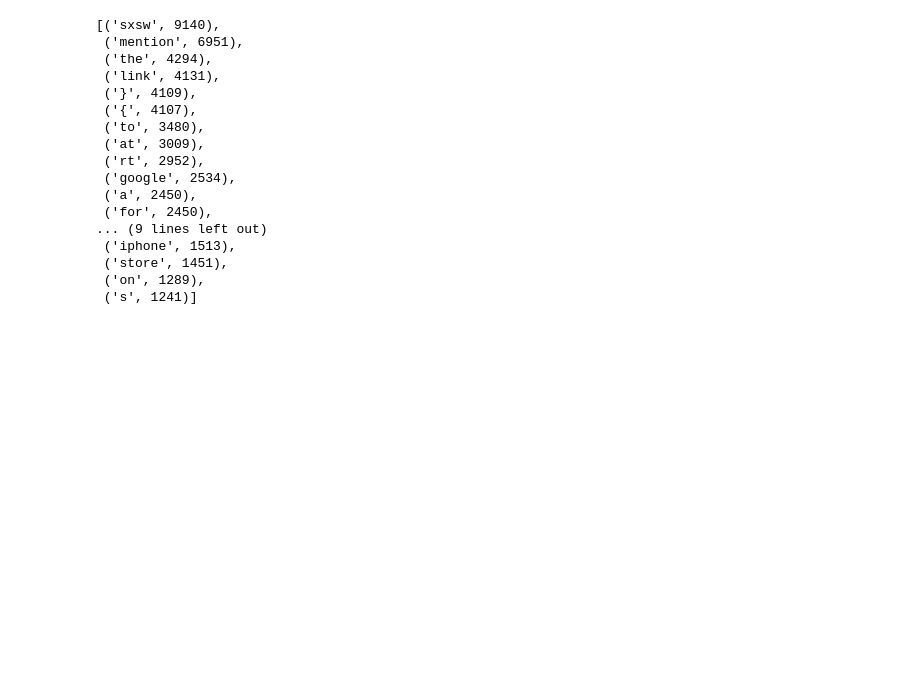
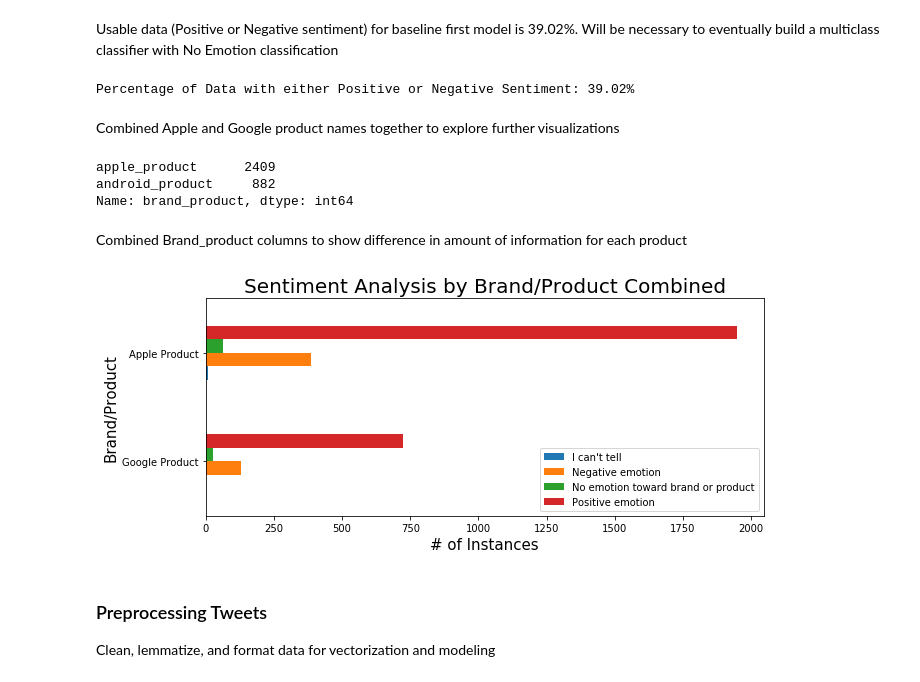
Before and after one commit to shsobieski/CustomerReviewSentiment, a Jupyter notebook: NLP.ipynb, the cells around one changed output. Drawn from its saved outputs; the diff is of its cells as text; code cells hidden in the pictures; blank space fills up the shorter version.

```diff
--- a/NLP.ipynb
+++ b/NLP.ipynb
@@ -94,0 +113,3 @@ tokens = pd.Series(tokens)
+# %%
+df1=pd.get_dummies(df['sentiment'])
+df1.head()
@@ -94,0 +123,3 @@ tokens = pd.Series(tokens)
+# %%
+df_dummied=df.join(df1).drop(columns='sentiment')
+df_dummied.head()
@@ -94,0 +155,36 @@ tokens = pd.Series(tokens)
+# %% [markdown]
+Usable data (Positive or Negative sentiment) for baseline first model is 39.02%. Will be necessary to eventually build a multiclass classifier with No Emotion classification
+# %%
+usable_data=round(len(df.loc[(df['sentiment'] == 'Positive emotion') |
+                             (df['sentiment'] == 'Negative emotion')])/len(df) * 100,2)
+print('Percentage of Data with either Positive or Negative Sentiment: {}%'.format(usable_data))
+# %% [output]
+Percentage of Data with either Positive or Negative Sentiment: 39.02%
+# %% [markdown]
+Combined Apple and Google product names together to explore further visualizations
+# %%
+df_dummied['brand_product']=df_dummied['brand_product'].replace(to_replace = ['iPad','Apple',
+                                                                                    'iPad or iPhone App','iPhone',
+                                                                                    'Other Apple product or service'],value='apple_product')
+df_dummied['brand_product'] = df_dummied['brand_product'].replace(['Google',
+                                                                        'Other Google product or service',
+                                                                        'Android App', 'Android'],'android_product')
+df_dummied['brand_product'].value_counts()
+# %% [output]
+apple_product      2409
+android_product     882
+Name: brand_product, dtype: int64
+# %% [markdown]
+Combined Brand_product columns to show difference in amount of information for each product
+# %%
+df_dummied.groupby('brand_product').sum().plot(kind='barh', figsize=(10,4))
+plt.title('Sentiment Analysis by Brand/Product Combined', size=20)
+plt.ylabel('Brand/Product', size=15)
+plt.xlabel('# of Instances', size=15)
+plt.yticks(np.arange(2),['Google Product','Apple Product'])
+plt.show()
+# %% [output]
+[figure, added]
+# %% [markdown]
+### Preprocessing Tweets
+Clean, lemmatize, and format data for vectorization and modeling
@@ -99,25 +197,7 @@ for token in tokens:
 # %%
 freq = FreqDist(corpus)
 # %%
-freq.most_common(25)
+freq.most_common(100)
-# %% [output]
-[('sxsw', 9140),
- ('mention', 6951),
- ('the', 4294),
- ('link', 4131),
- ('}', 4109),
- ('{', 4107),
- ('to', 3480),
- ('at', 3009),
- ('rt', 2952),
- ('google', 2534),
- ('a', 2450),
- ('for', 2450),
-... (9 lines left out)
- ('iphone', 1513),
- ('store', 1451),
- ('on', 1289),
- ('s', 1241)]
 # %%
 data.insert(2, 'tokens', tokens, True)
 # %%
```
Also changed, not shown: parts of 45 cells of this notebook, 3 other files.
